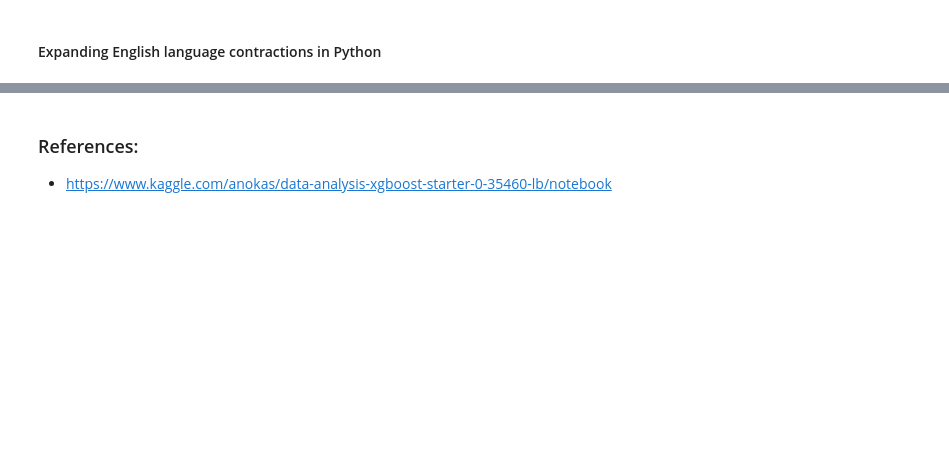
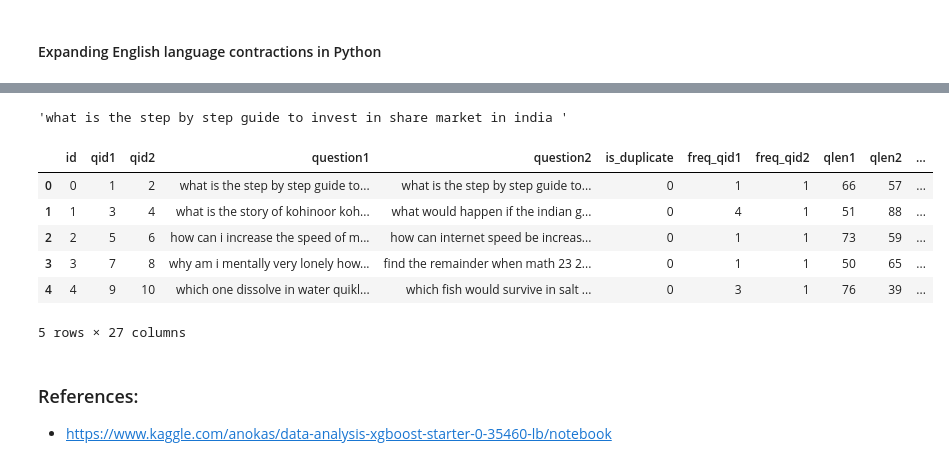
Before and after one commit to Vikas-KM/quora-question-pair, a Jupyter notebook: solving_quora_question_pair.ipynb, the cells around one changed output, grey strips where cells are left out. Saved outputs shown, nothing was run; the diff lists cells and outputs as text; code cells hidden in the pictures; blank space fills up the shorter version.

```diff
--- a/solving_quora_question_pair.ipynb
+++ b/solving_quora_question_pair.ipynb
@@ -379,0 +746,7 @@ def remove_spl(x):
+# %%
+def preprocess(x):
+    x = str(x).lower()
+    x = contractions.fix(x)
+    x = BeautifulSoup(x, 'lxml').get_text()
+    x = re.sub('[^A-Za-z0-9]+', ' ', x)
+    return x
@@ -380,3 +863,49 @@ def remove_spl(x):
+# %%
+
+
+df['question1'] = df['question1'].apply(lambda x: preprocess(x))
+df['question2'] = df['question2'].apply(lambda x: preprocess(x))
+
+
+# features = df.apply(lambda x: get_token_features(x['question1'],x['question2']))
+
+# df["cwc_min"]       = list(map(lambda x: x[0], features))
+# df["cwc_max"]       = list(map(lambda x: x[1], features))
+# df["csc_min"]       = list(map(lambda x: x[2], features))
+# df["csc_max"]       = list(map(lambda x: x[3], features))
+# df["ctc_min"]       = list(map(lambda x: x[4], features))
+# df["ctc_max"]       = list(map(lambda x: x[5], features))
+# df["first_word_eq"]  = list(map(lambda x: x[6], features))
+# df["last_word_eq"] = list(map(lambda x: x[7], features))
+# df["abs_len_diff"]  = list(map(lambda x: x[8], features))
+# df["mean_len"]      = list(map(lambda x: x[9], features))
+# %%
+df['question1'].iloc[0]
+# %% [output]
+'what is the step by step guide to invest in share market in india '
+# %%
+features = df.apply(lambda x: get_token_features(x['question1'],x['question2']), axis=1)
+# %%
+df["cwc_min"]       = list(map(lambda x: x[0], features))
+df["cwc_max"]       = list(map(lambda x: x[1], features))
+df["csc_min"]       = list(map(lambda x: x[2], features))
+df["csc_max"]       = list(map(lambda x: x[3], features))
+df["ctc_min"]       = list(map(lambda x: x[4], features))
+df["ctc_max"]       = list(map(lambda x: x[5], features))
+df["first_word_eq"]  = list(map(lambda x: x[6], features))
+df["last_word_eq"] = list(map(lambda x: x[7], features))
+df["abs_len_diff"]  = list(map(lambda x: x[8], features))
+df["mean_len"]      = list(map(lambda x: x[9], features))
+# %%
+df.head()
+# %% [output]
+|  | id | qid1 | qid2 | question1 | question2 | is_duplicate | freq_qid1 | freq_qid2 | qlen1 | qlen2 | ... |
+| 0 | 0 | 1 | 2 | what is the step by step guide to... | what is the step by step guide to... | 0 | 1 | 1 | 66 | 57 | ... |
+| 1 | 1 | 3 | 4 | what is the story of kohinoor koh... | what would happen if the indian g... | 0 | 4 | 1 | 51 | 88 | ... |
+| 2 | 2 | 5 | 6 | how can i increase the speed of m... | how can internet speed be increas... | 0 | 1 | 1 | 73 | 59 | ... |
+| 3 | 3 | 7 | 8 | why am i mentally very lonely how... | find the remainder when math 23 2... | 0 | 1 | 1 | 50 | 65 | ... |
+| 4 | 4 | 9 | 10 | which one dissolve in water quikl... | which fish would survive in salt ... | 0 | 3 | 1 | 76 | 39 | ... |
+5 rows × 27 columns
 # %% [markdown]
 ### References:
 - https://www.kaggle.com/anokas/data-analysis-xgboost-starter-0-35460-lb/notebook
```
Also changed, not shown: parts of 62 cells of this notebook.
